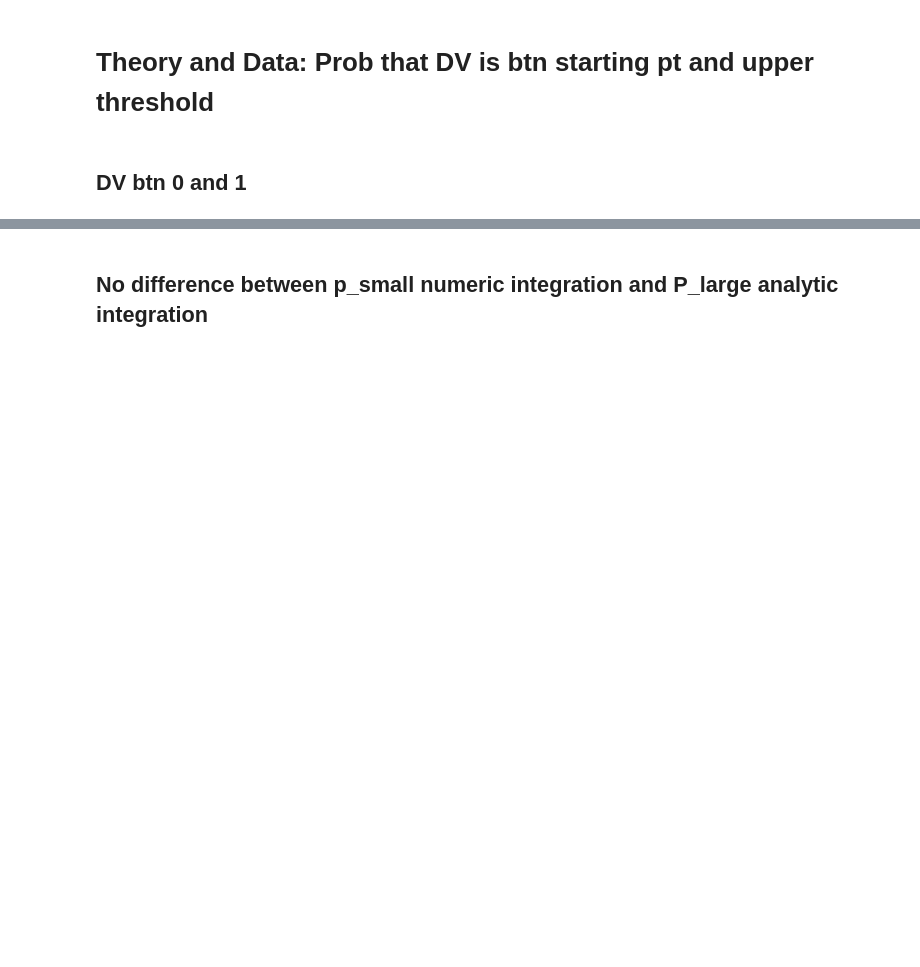
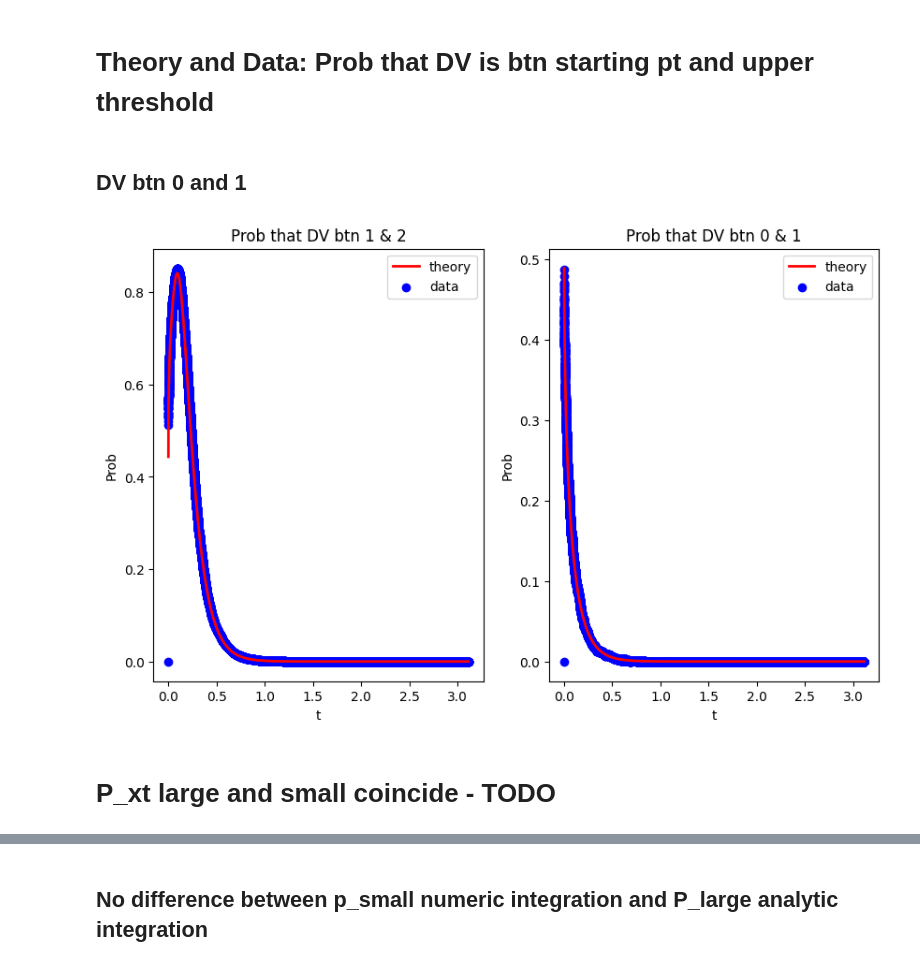
Before and after one commit to rakaar/ddm_codes, a Jupyter notebook: action_init_ddm/fitting_sim_data.ipynb, the cells around one changed output, grey strips where cells are left out. Drawn from its saved outputs; the diff is of its cells as text; code cells hidden in the pictures; blank space fills up the shorter version.

```diff
--- a/action_init_ddm/fitting_sim_data.ipynb
+++ b/action_init_ddm/fitting_sim_data.ipynb
@@ -1055 +1147,48 @@ t_pts = np.linspace(0.0001, 7, t_max)
+# %%
+t_pts = np.linspace(0.0001, 7, t_max)
+
+x1 = 1; x2 = 2
+V_E = 2.4; theta_E = 1.5; Z = 0; K_max = 100
+P_EA_btn = np.zeros((len(t_pts)))
+
+for i in range(len(t_pts)):
+    t = t_pts[i]
+    P_EA_btn[i] = P_large_t_btn_1_2(x1, x2, t, V_E, theta_E, Z, K_max, 0)
+
+prob_data = np.zeros((t_max))
+for t in range(1, t_max):
+    cleaned_data = sim_results[:,t][~np.isnan(sim_results[:,t])]
+    count_between_0_and_1 = np.sum((cleaned_data >= 0) & (cleaned_data <= theta_E))
+    prob_data[t] = count_between_0_and_1 / N_sim
+
+
+plt.figure(figsize=(10,6))
+plt.subplot(1,2,1)
+plt.plot(t_pts, P_EA_btn, label="theory", color='r', linewidth=2)
+plt.scatter(t_pts, prob_data, label="data", color='b')
+plt.xlabel("t"); plt.ylabel('Prob'); plt.title(f'Prob that DV btn {x1} & {x2}')
+plt.legend();
+
+x1 = 0; x2 = 1
+P_EA_btn = np.zeros((len(t_pts)))
+for i in range(len(t_pts)):
+    t = t_pts[i]
+    P_EA_btn[i] = P_large_t_btn_1_2(x1, x2, t, V_E, theta_E, Z, K_max, 0)
+
+prob_data = np.zeros((t_max))
+for t in range(1, t_max):
+    cleaned_data = sim_results[:,t][~np.isnan(sim_results[:,t])]
+    count_between_0_and_1 = np.sum((cleaned_data >= -theta_E) & (cleaned_data <= 0))
+    prob_data[t] = count_between_0_and_1 / N_sim
+
+
+plt.subplot(1,2,2)
+plt.plot(t_pts, P_EA_btn, label="theory", color='r', linewidth=2)
+plt.scatter(t_pts, prob_data, label="data", color='b')
+plt.xlabel("t"); plt.ylabel('Prob'); plt.title(f'Prob that DV btn {x1} & {x2}')
+plt.legend();
+# %% [output]
+[figure, added]
+# %% [markdown]
+# P_xt large and small coincide - TODO
 # %%
```
Also changed, not shown: parts of 24 cells of this notebook, 4 other files.
